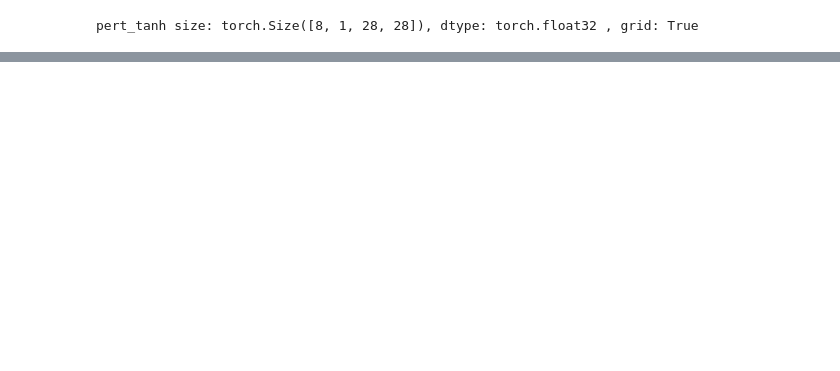
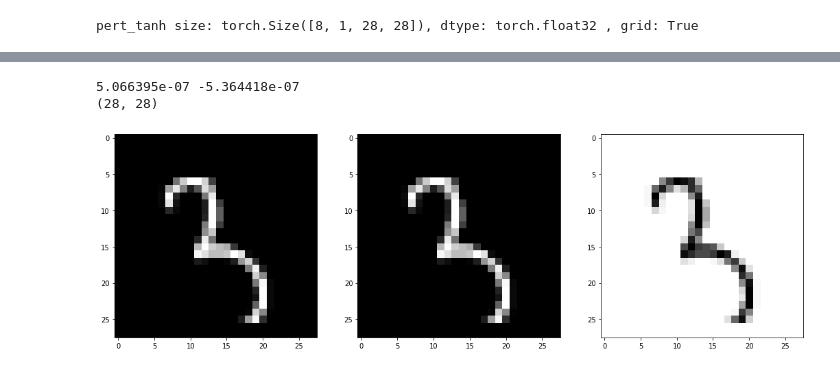
Before and after one commit to changx03/torch_tutorial, a Jupyter notebook: cw_pytorch.ipynb, the cells around one changed output, grey strips where cells are left out. Saved outputs shown, nothing was run; the diff lists cells and outputs as text; code cells hidden in the pictures; blank space fills up the shorter version.

```diff
--- a/cw_pytorch.ipynb
+++ b/cw_pytorch.ipynb
@@ -355,0 +460,23 @@ tensor([10.4418,  7.1559,  7.2195,  6.2449,  8.6826, 11.4414, 11.7757, 10.7949],
+# %%
+idx = 3
+adv = np.squeeze(np.transpose(o_best_adv.cpu().detach().numpy()[idx], (1, 2, 0)))
+image = np.squeeze(np.transpose(images.cpu().detach().numpy()[idx], (1, 2, 0)))
+p = adv - image
+imax = np.max(p)
+imin = np.min(p)
+print(imax, imin)
+p = (p - imin)/ (imax-imin)
+print(p.shape)
+
+plt.figure(figsize=[18, 6])
+plt.subplot(1, 3, 1)
+plt.imshow(image, cmap='gray', vmin=0., vmax=1.)
+plt.subplot(1, 3, 2)
+plt.imshow(adv, cmap='gray', vmin=0., vmax=1.)
+plt.subplot(1, 3, 3)
+plt.imshow(p, cmap='gray', vmin=0., vmax=1.)
+plt.show()
+# %% [output]
+5.066395e-07 -5.364418e-07
+(28, 28)
+[figure, added]
```
Also changed, not shown: parts of 19 cells of this notebook.
